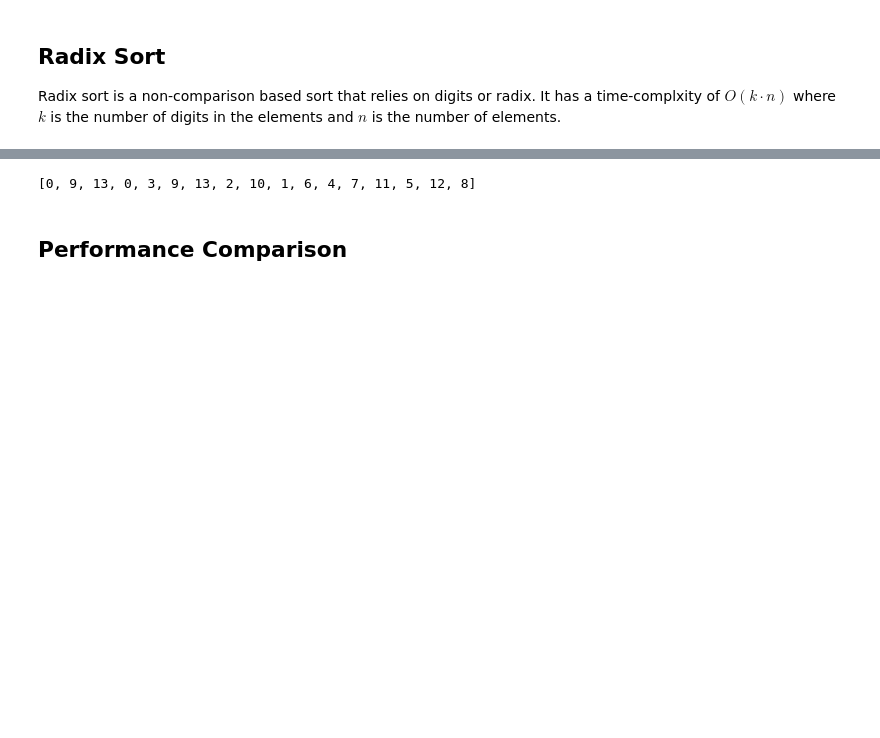
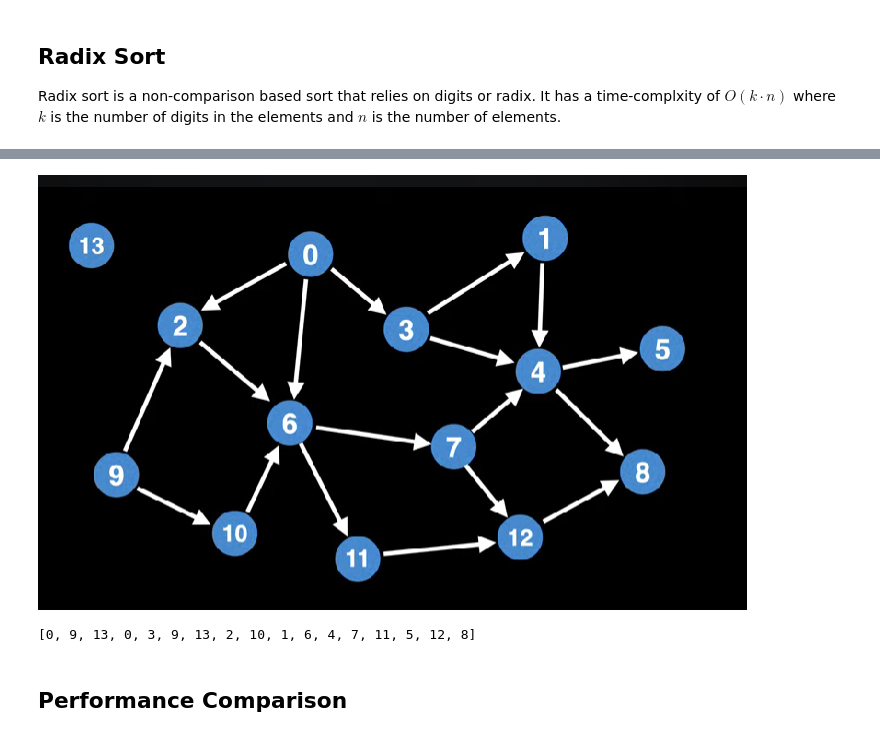
Before and after one commit to amkhrjee/algorithms-notebook, a Jupyter notebook: Sorting.ipynb, the cells around one changed output, grey strips where cells are left out. Drawn from its saved outputs; the diff is of its cells as text; code cells hidden in the pictures; blank space fills up the shorter version.

Commit message:
fix: diagrams are now loaded by Ipy rather than md

```diff
--- a/Sorting.ipynb
+++ b/Sorting.ipynb
@@ -264,4 +264,9 @@ We perform topsort on the following DAG (courtesy: [William Fiset](https://youtu
 <!-- ![DAG](res/dag.png) -->
+# %%
+from IPython.display import Image
+Image("res/dag.png")
+# %% [output]
+[figure, added]
 # %%
 # We define a DAG as an adjacency list with each vertex containing list of vertices an edge is incoming from
 dag = {
```
Also changed, not shown: parts of 18 cells of this notebook.
